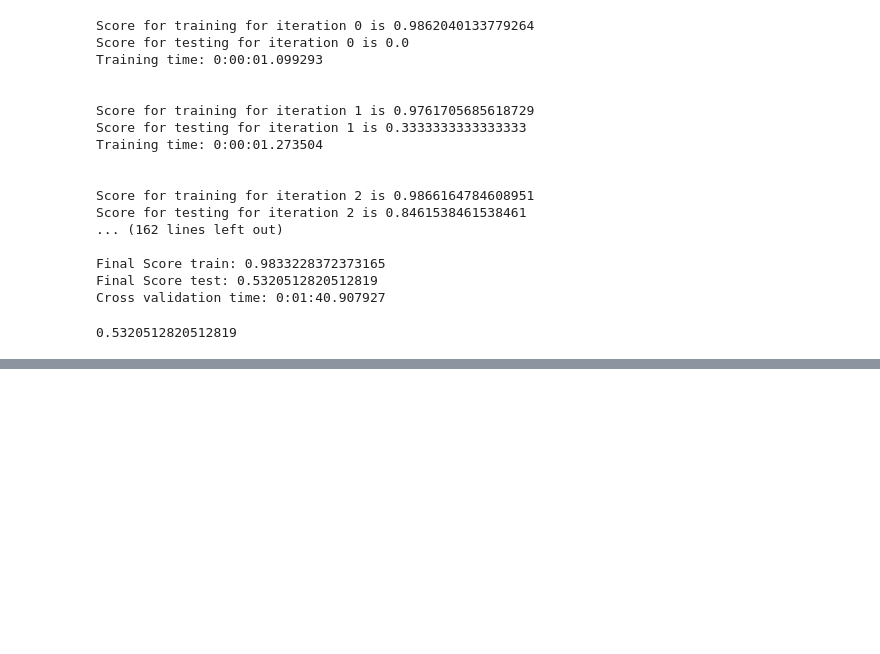
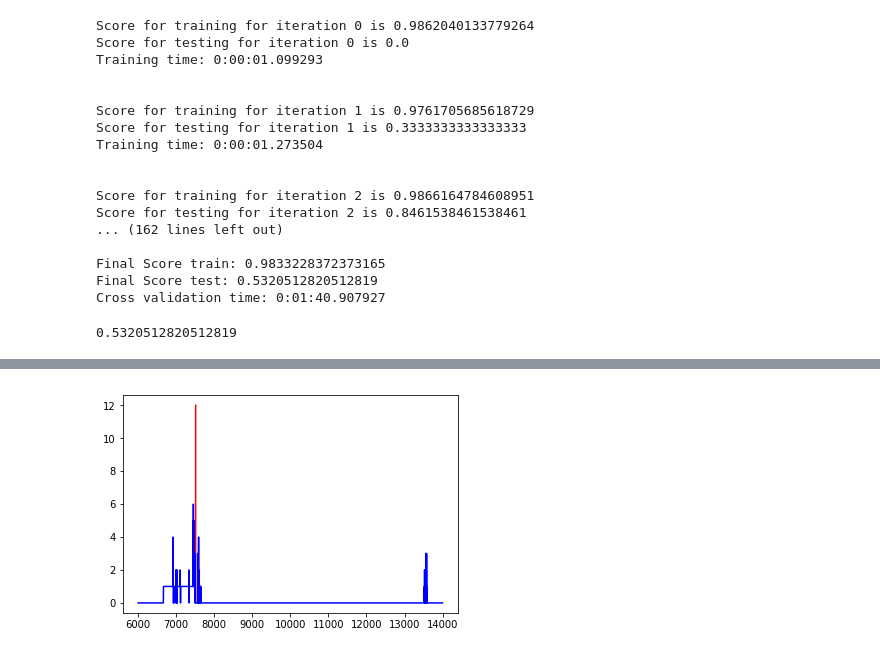
Before and after one commit to alexpacaud/kick-off-detection, a Jupyter notebook: kick_off_alex.ipynb, the cells around one changed output, grey strips where cells are left out. Cells and saved outputs as stored; diff of their text form; code cells hidden in the pictures; blank space fills up the shorter version.

```diff
--- a/kick_off_alex.ipynb
+++ b/kick_off_alex.ipynb
@@ -96,5 +96,5 @@ dict_keys(['stream_ts', 'last', 'ball_detections', 'phase_state', 'mapping', 'to
 # %%
-kickoff_1 = config['phase_events'][2]['ts']
+kickoff_1 = config['phase_events'][0]['ts']
 kickoff_time = int(parse(kickoff_1).timestamp()*1000)
 # %%
 config['phase_events']
@@ -223,7 +223,7 @@ def select_time(time_list,detections):
                 truth_list[i]=False
     return l
 
-l=select_time(timestamps_list,detections)
+#l=select_time(timestamps_list,detections)
 # %%
 def players_grid(pitch_size,players):
     compteur=0
@@ -361,0 +410,3 @@ def detect_kickofftime(outputs):
+# %%
+y=detect_kickofftime(y)
+print(y)
@@ -1042,0 +1343,79 @@ Cross validation time: 0:01:22.743529
+# %%
+tracks_name=['23fb8811-638e-4be8-a01d-76cad0f5a5bf.1.kickoff.rdb','3c7f617c-c839-4e5a-9e80-52017fa85d93.1.kickoff.rdb',
+             '4176c56a-b0df-4e64-aaeb-09150829ba15.1.kickoff.rdb','4501652f-d7e6-4e3e-9ad2-e01198278688.1.kickoff.rdb',
+             '4903143c-68be-45f0-9746-e29547b7fa94.1.kickoff.rdb','4b949eae-068b-4b0a-bc88-f5ef0a97b2ba.1.kickoff.rdb',
+             '536b68b9-507f-408a-9a91-f994667b1d16.1.kickoff.rdb','66b6caf7-e5c0-45dd-874f-de8ac2e3c9ff.1.kickoff.rdb',
+             '8d6fc150-9f6b-4e5c-8a99-d2ca96b5ffa5.1.kickoff.rdb','9d1b40c0-efb0-4eb5-9ff4-bd13a55c0820.1.kickoff.rdb',
+             'af42c9ca-ae8f-4d69-a671-15950883ecac.1.kickoff.rdb']
+config_name=['23fb8811-638e-4be8-a01d-76cad0f5a5bf.json','3c7f617c-c839-4e5a-9e80-52017fa85d93.json',
+             '4176c56a-b0df-4e64-aaeb-09150829ba15.json','4501652f-d7e6-4e3e-9ad2-e01198278688.json',
+             '4903143c-68be-45f0-9746-e29547b7fa94.json','4b949eae-068b-4b0a-bc88-f5ef0a97b2ba.json',
+             '536b68b9-507f-408a-9a91-f994667b1d16.json','66b6caf7-e5c0-45dd-874f-de8ac2e3c9ff.json',
+             '8d6fc150-9f6b-4e5c-8a99-d2ca96b5ffa5.json','9d1b40c0-efb0-4eb5-9ff4-bd13a55c0820.json',
+             'af42c9ca-ae8f-4d69-a671-15950883ecac.json']
+# %%
+X=[]
+Y=[]
+for i in range(len(config_name)):
+    tracks = parse_dump_file('../kickoff-data-corrected/'+tracks_name[i])
+    config = json.load(open('../kickoff-data-corrected/'+config_name[i], 'r'))
+    kickoff_1 = config['phase_events'][0]['ts']
+    kickoff_time = int(parse(kickoff_1).timestamp()*1000)
+    pitch_size=config['pitch_size']
+    detections = {'ball':{'left':{}, 'right':{}}, 'players':{'left':{}, 'right':{}}}
+    timestamps = set()
+    for (fd_left, ts_left), (fd_right, ts_right) in tqdm(zip(tracks['left'], tracks['right'])):
+        fd_left = pickle.loads(fd_left)
+        fd_right = pickle.loads(fd_right)
+        if np.abs(ts_left - ts_right) < 100:
+            ts_left = ts_right
+        timestamps.update({ts_left, ts_right})
+
+        detections['players']['left'][ts_left] = fd_left.top_view_player_positions
+        detections['players']['right'][ts_right] = fd_right.top_view_player_positions
+        detections['ball']['left'][ts_left] = np.array([bp for bp, bd in zip(fd_left.top_view_ball_positions, fd_left.ball_detections) if ball_ok(bp, bd)])
+        detections['ball']['right'][ts_right] = np.array([bp for bp, bd in zip(fd_right.top_view_ball_positions, fd_right.ball_detections) if ball_ok(bp, bd)])
+    timestamps_list = sorted(list(timestamps))
+    kickoff_time_ind = np.argmin(np.abs(np.subtract(timestamps_list, kickoff_time)))
+    kickoff_time_matched = timestamps_list[kickoff_time_ind]
+    X=sequence_composition(timestamps_list,detections,pitch_size,100,1)
+    Y=labels_seq_regression(timestamps_list,detections,pitch_size,1,kickoff_time_matched)
+    kickoff_indice=Y.index(1)
+    l_classif=list()
+    l_regr=list()
+    l_regr1=list()
+    inputs=list()
+    outputs=list()
+    kickoff_not_detected=True
+    indices_classif_list=[0 for j in range(100)]
+    #X=sequence_composition(timestamps_list,detections,pitch_size,100,1)
+    for j in range(len(X)):
+        X_test=X[j]
+        #Classification
+        y_predict_classif=clf.predict([X_test])[0]
+        if clf.predict([X_test])[0]>0:
+            l_classif=l_classif+[j+i for i in range(100)]
+        #Find kickoff_sequence
+        if l_classif.count(j)>=50:
+            l_regr1.append(j-50+int(regr1.predict([X[j-50]])[0]))
+            #l_regr1.append(j-50+int(regr1.predict([X[j-50]])[0]))
+    X=list()
+    Y=list()
+    x=[]
+    y=[]
+    y1=[]
+    for j in range(6000,14000):
+        x.append(j)
+        y.append(l_regr1.count(j))
+        #y1.append(l_regr1.count(j))
+    print(kickoff_indice)
+    #plt.subplot(211)
+    plt.plot([kickoff_indice,kickoff_indice-1],[12,0],'r')
+    plt.plot(x,y,'b')
+    #plt.subplot(212)
+    #plt.plot([kickoff_indice,kickoff_indice-1],[12,0],'r')
+    #plt.plot(x,y1,'b')
+    plt.show()
+    max_x=search_kickoff_time(x,y)
+    print("Distance between real kickoff time and estimated time: {0} ".format(kickoff_indice-max_x))
+# %% [output]
@@ -1042,0 +1427 @@ Cross validation time: 0:01:22.743529
+[figure, added]
```
Also changed, not shown: parts of 56 cells of this notebook.
